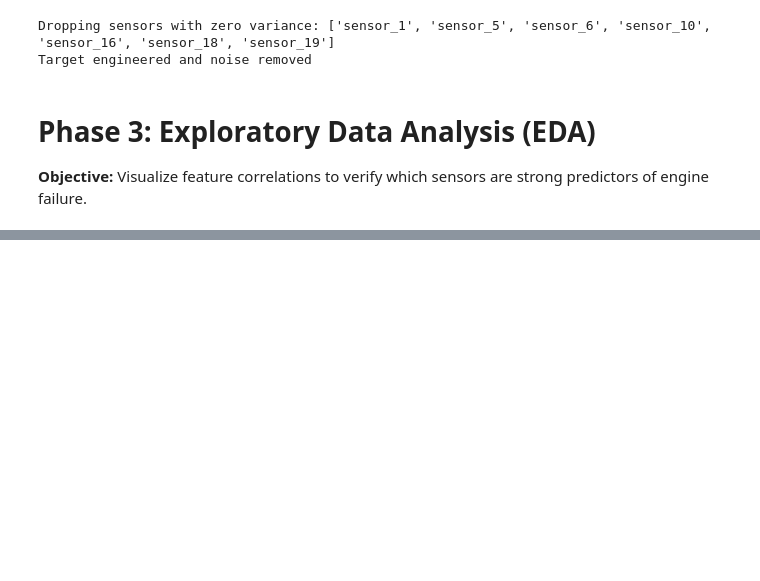
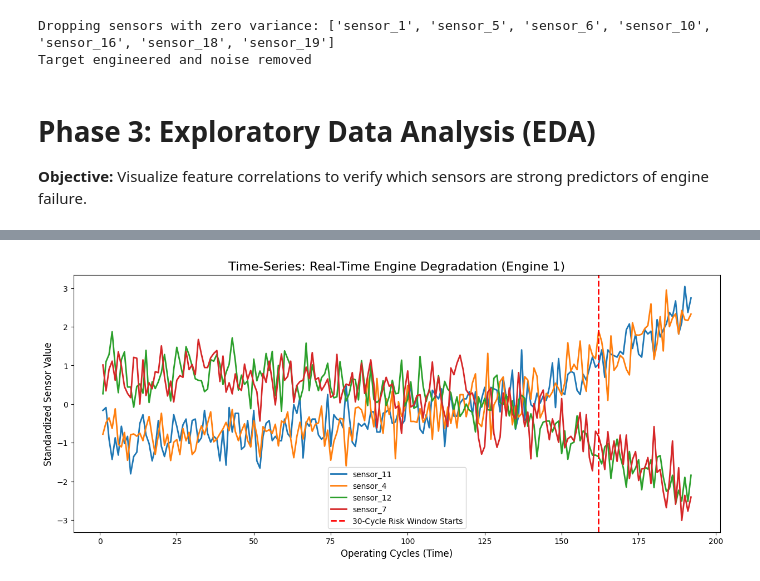
Before and after one commit to Sunnahboy/cmapss-predictive-maintenance, a Jupyter notebook: notebooks/01_eda_and_cleaning.ipynb, the cells around one changed output, grey strips where cells are left out. Saved outputs shown, nothing was run; the diff lists cells and outputs as text; code cells hidden in the pictures; blank space fills up the shorter version.

```diff
--- a/notebooks/01_eda_and_cleaning.ipynb
+++ b/notebooks/01_eda_and_cleaning.ipynb
@@ -119,0 +151,25 @@ plt.show()
+# %%
+# Let's look at the lifecycle of Engine 1 using our Top 4 sensors
+engine_1_data = train_df_clean[train_df_clean['engine_id'] == 1]
+
+plt.figure(figsize=(15, 6))
+
+# Plot each of the top 4 sensors
+for sensor in top_4_sensors:
+    # We use a secondary axis or normalize just for this plot if scales are wildly different,
+    # but for CMAPSS, standardizing them quickly for visualization helps:
+    normalized_sensor = (engine_1_data[sensor] - engine_1_data[sensor].mean()) / engine_1_data[sensor].std()
+    plt.plot(engine_1_data['cycle'], normalized_sensor, label=sensor, linewidth=2)
+
+# Draw the Risk Window boundary
+failure_cycle = engine_1_data['cycle'].max()
+risk_start = failure_cycle - 30
+plt.axvline(x=risk_start, color='red', linestyle='--', linewidth=2, label='30-Cycle Risk Window Starts')
+
+plt.title('Time-Series: Real-Time Engine Degradation (Engine 1)', fontsize=16)
+plt.xlabel('Operating Cycles (Time)', fontsize=12)
+plt.ylabel('Standardized Sensor Value', fontsize=12)
+plt.legend()
+plt.show()
+# %% [output]
+[figure, added]
```
Also changed, not shown: parts of 6 cells of this notebook.
